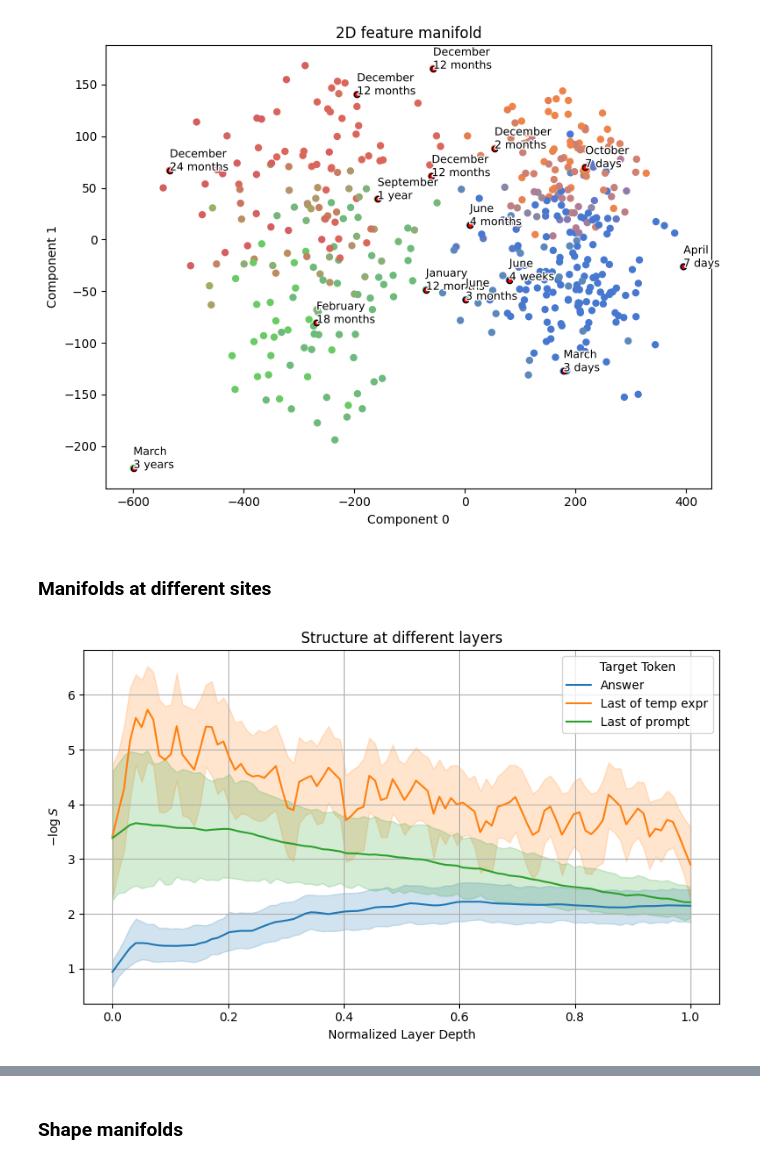
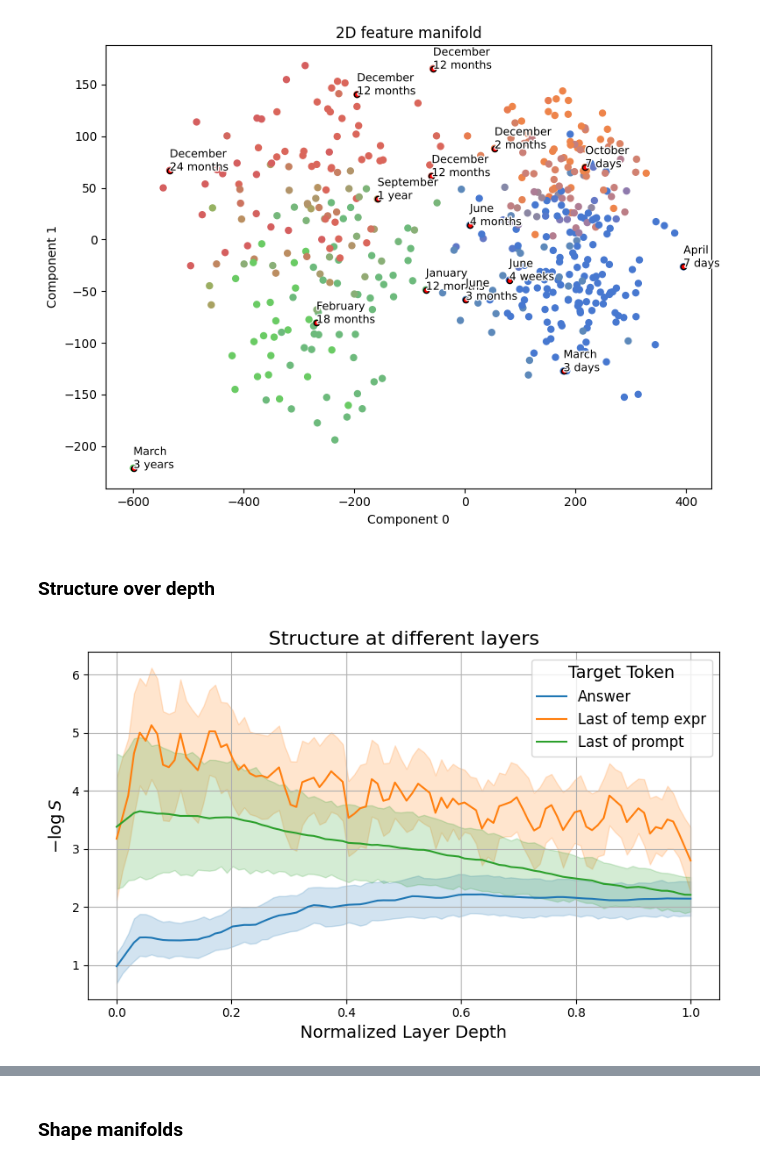
Before and after one commit to UKPLab/arxiv2025-shape-happens, a Jupyter notebook: plot_results.ipynb, the cells around one changed output, grey strips where cells are left out. Drawn from its saved outputs; the diff is of its cells as text; code cells hidden in the pictures.

```diff
--- a/plot_results.ipynb
+++ b/plot_results.ipynb
@@ -570,10 +832,10 @@ for task in df['dataset_name'].unique():
 
 
     df_replace = df_task[df_task['intervention_type'] == 'SMDS']
-    df_replace = df_replace[df_replace['n_components'].isin([2, 500])]
+    df_replace = df_replace[df_replace['n_components'].isin([500, 2])]
 
     df_rand = df_task[df_task['intervention_type'] == 'rand']
-    df_rand = df_rand[df_rand['n_components'].isin([2, 500])]
+    df_rand = df_rand[df_rand['n_components'].isin([500, 2])]
     df_full = df_task[df_task['intervention_type'] == 'full']
     df_task = pd.concat([df_replace, df_rand, df_full], ignore_index=True)
     # palette = sns.color_palette("viridis", as_cmap=False, n_colors=df_task['label'].nunique())
@@ -581,7 +843,8 @@ for task in df['dataset_name'].unique():
     group1 = sns.color_palette("Blues", 3)[1:3]      # Two similar blues
     group2 = sns.color_palette("Reds", 3)[1:3]       # Two similar reds
     distinct = [sns.color_palette("Greens", 5)[2]]   # One distinct green
-
+    group1.reverse()
+    group2.reverse()
     custom_palette = group1 + group2 + distinct
 
 
@@ -635,7 +898,7 @@ for task in df['dataset_name'].unique():
 
     # Labels and layout
     ax.legend(title='Intervention Type')
-    plt.title(f'Post-intervention Accuracy')
+    plt.title(f'Post-intervention Accuracy - {task.replace("_3way", "")}')
     plt.xlabel('$\\sigma^2$ ($log_{10}$ scale)')
     plt.ylabel('Accuracy')
     plt.ylim(0.35, 0.87)
@@ -1002,7 +1266,7 @@ plt.show()
 # %% [output]
 [figure]
 # %% [markdown]
-### Manifolds at different sites
+### Structure over depth
 # %%
 # Layer - structure correlation table & plot
 
@@ -1071,37 +1335,39 @@ for (model, dataset, target), group in df.groupby(['model_name', 'dataset_name',
             'depth': d,
             'score': s
         })
 
 df_interp = pd.DataFrame(rows)
 # print(df_interp[df_interp['depth'] < 0.1].to_string(index=False))
 
 # Rename target_col to Target Token
 df_interp['Target Token'] = df_interp['target_col'].map({
     'correct_answer': 'Answer',
     'last_prompt_token': 'Last of prompt',
     'correct_time_expr': 'Last of temp expr',
 })
 
 # Plot using interpolated data
 plt.figure(figsize=(8, 5))
 # sns.set_style("whitegrid")
 sns.lineplot(
     data=df_interp,
     x='depth',
     y='score',
     hue='Target Token',
 )
+# Change legend fontsize
+plt.legend(title='Target Token', fontsize=12, title_fontsize=14, loc='upper right',)
 # sns.despine(top=True, right=True)
-plt.title("Structure at different layers")
-plt.xlabel("Normalized Layer Depth")
-plt.ylabel("$-\\log S$")
+plt.title("Structure at different layers", fontsize=16)
+plt.xlabel("Normalized Layer Depth", fontsize=14)
+plt.ylabel("$-\\log S$", fontsize=14)
 plt.grid(True)
 
 plt.tight_layout()
 plt.savefig('plots/structure_vs_depth.pdf', bbox_inches='tight', dpi=300)
 plt.show()
 # %% [output]
-[figure, old version]
+[figure, new version]
 # %%
 # Use plot_activations_single to plot the time of day manifold
 # at different target columns
```
Also changed, not shown: parts of 25 cells of this notebook.
